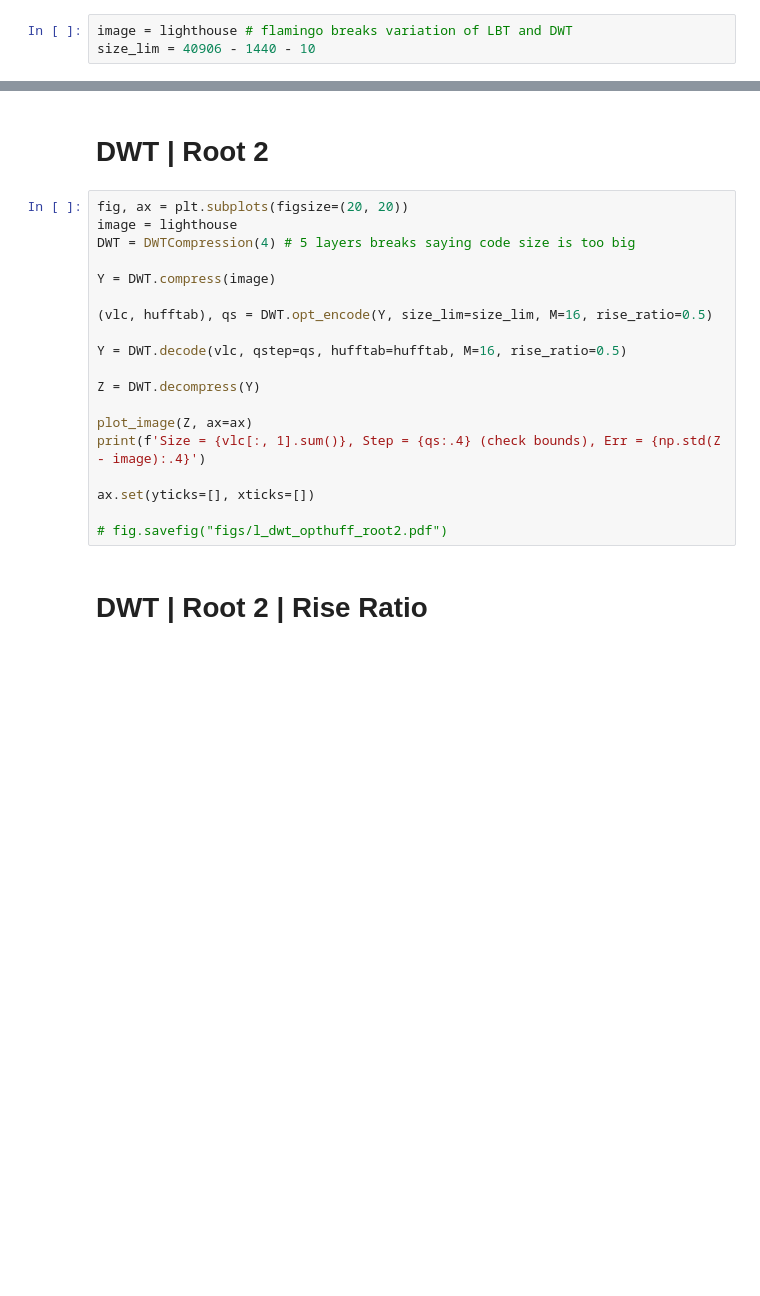
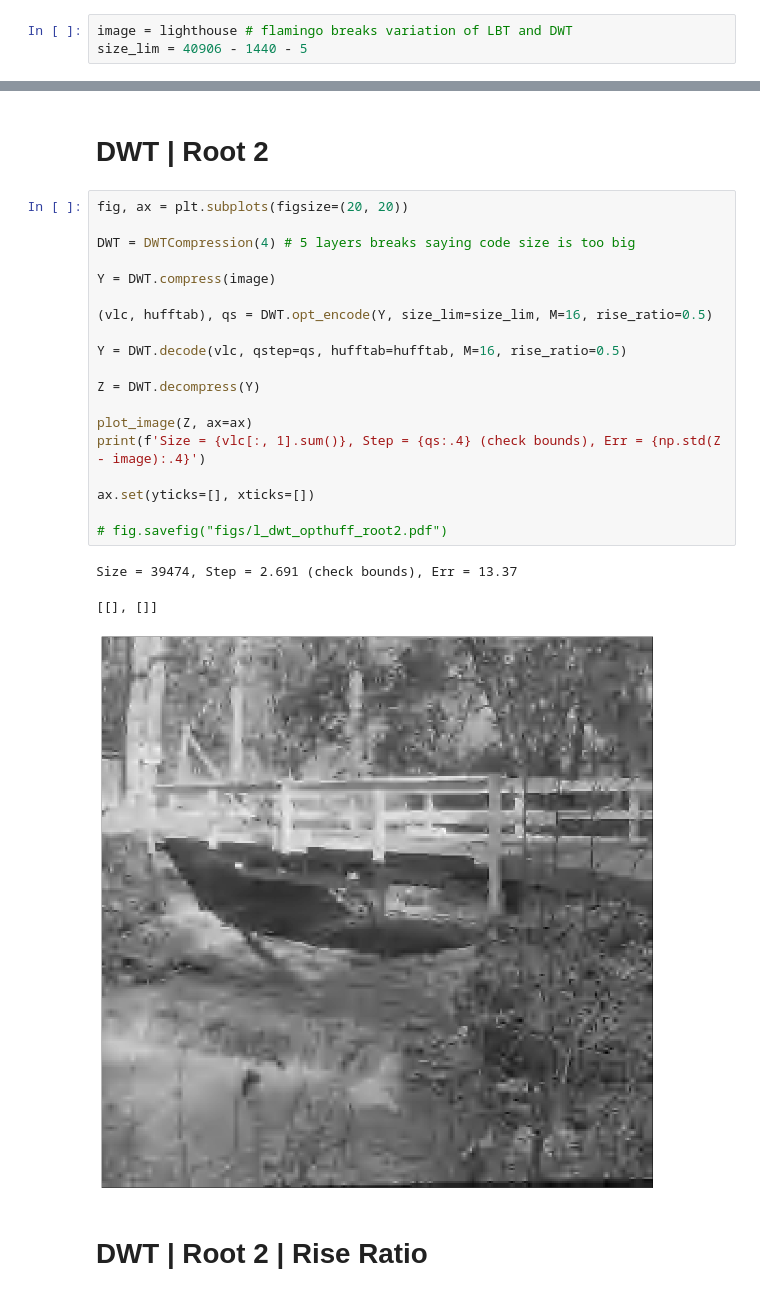
Before and after one commit to TobyBoyne/cued_sf2_lab, a Jupyter notebook: 13-analysis.ipynb, the cells around one changed output, grey strips where cells are left out. Cells and saved outputs as stored; diff of their text form; blank space fills up the shorter version.

```diff
--- a/13-analysis.ipynb
+++ b/13-analysis.ipynb
@@ -20,7 +23,7 @@ bridge = bridge - 128.0
 flamingo = flamingo - 128.0
 # %%
 image = lighthouse # flamingo breaks variation of LBT and DWT
-size_lim = 40906 - 1440 - 10
+size_lim = 40906 - 1440 - 5
 # %% [markdown]
 <h1>Raw</h1>
 # %%
@@ -83,23 +95,27 @@ ax.set(yticks=[], xticks=[])
 <h1>DWT | Root 2</h1>
 # %%
 fig, ax = plt.subplots(figsize=(20, 20))
-image = lighthouse
+
 DWT = DWTCompression(4) # 5 layers breaks saying code size is too big
 
 Y = DWT.compress(image)
 
 (vlc, hufftab), qs = DWT.opt_encode(Y, size_lim=size_lim, M=16, rise_ratio=0.5)
 
 Y = DWT.decode(vlc, qstep=qs, hufftab=hufftab, M=16, rise_ratio=0.5)
 
 Z = DWT.decompress(Y)
 
 plot_image(Z, ax=ax)
 print(f'Size = {vlc[:, 1].sum()}, Step = {qs:.4} (check bounds), Err = {np.std(Z - image):.4}')
 
 ax.set(yticks=[], xticks=[])
 
 # fig.savefig("figs/l_dwt_opthuff_root2.pdf")
+# %% [output]
+Size = 39474, Step = 2.691 (check bounds), Err = 13.37
+[[], []]
+[figure, added]
 # %% [markdown]
 <h1> DWT | Root 2 | Rise Ratio </h1>
 # %%
```
Also changed, not shown: parts of 9 cells of this notebook, 1 other file.
